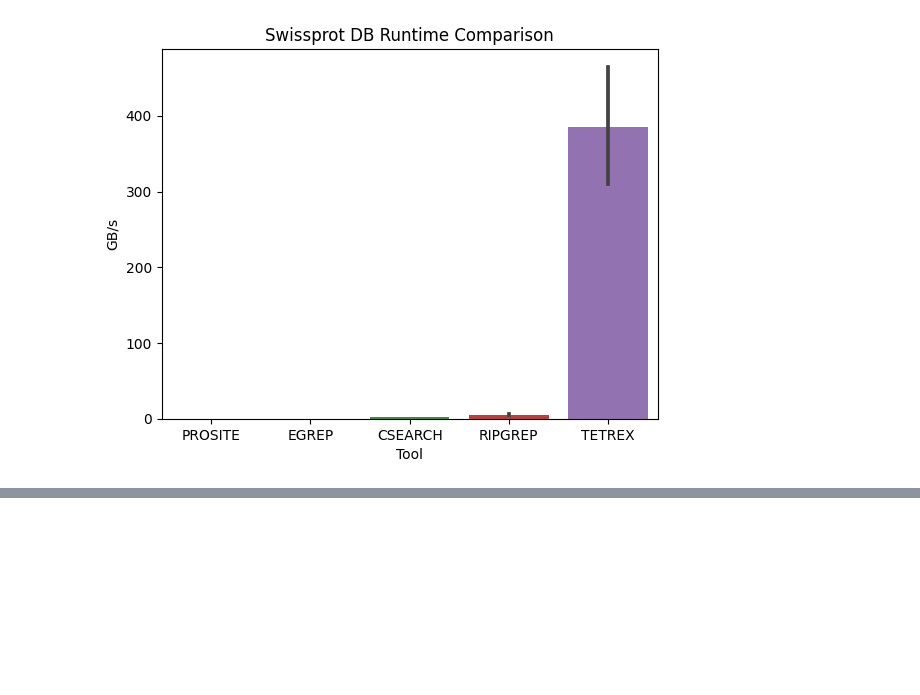
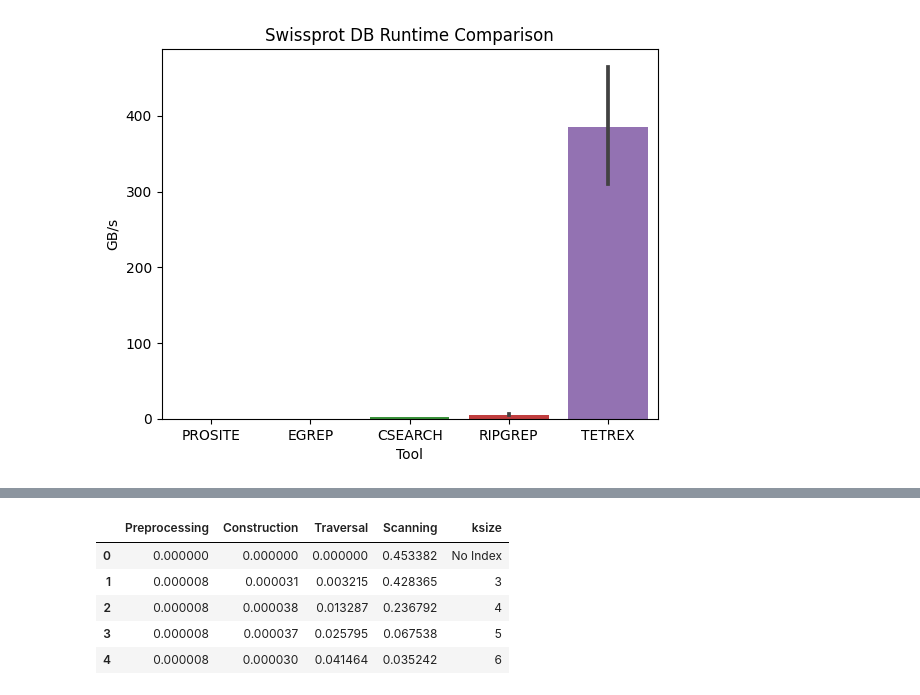
Before and after one commit to remyschwab/tetrex_analysis, a Jupyter notebook: visualization_eval.ipynb, the cells around one changed output, grey strips where cells are left out. Saved outputs shown, nothing was run; the diff lists cells and outputs as text; code cells hidden in the pictures; blank space fills up the shorter version.

```diff
--- a/visualization_eval.ipynb
+++ b/visualization_eval.ipynb
@@ -626,0 +679,9 @@ sprot_df['TETREX_FRACTION'] = pd.Series([((pred)/1024)*100 for pred in sprot_df[
+# %%
+runtime_df
+# %% [output]
+|  | Preprocessing | Construction | Traversal | Scanning | ksize |
+| 0 | 0.000000 | 0.000000 | 0.000000 | 0.453382 | No Index |
+| 1 | 0.000008 | 0.000031 | 0.003215 | 0.428365 | 3 |
+| 2 | 0.000008 | 0.000038 | 0.013287 | 0.236792 | 4 |
+| 3 | 0.000008 | 0.000037 | 0.025795 | 0.067538 | 5 |
+| 4 | 0.000008 | 0.000030 | 0.041464 | 0.035242 | 6 |
```
Also changed, not shown: parts of 16 cells of this notebook, 2 other files.
